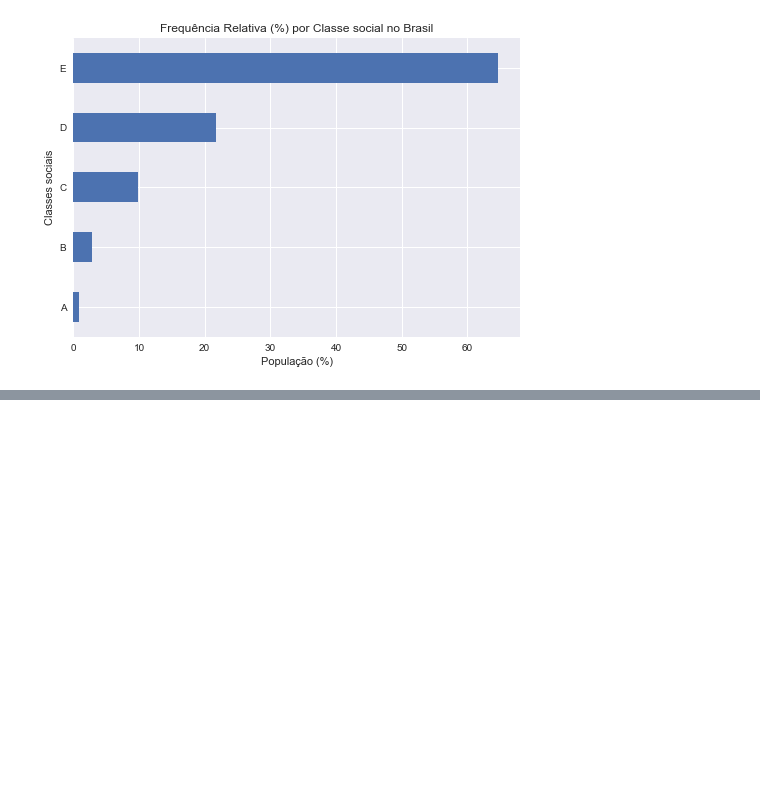
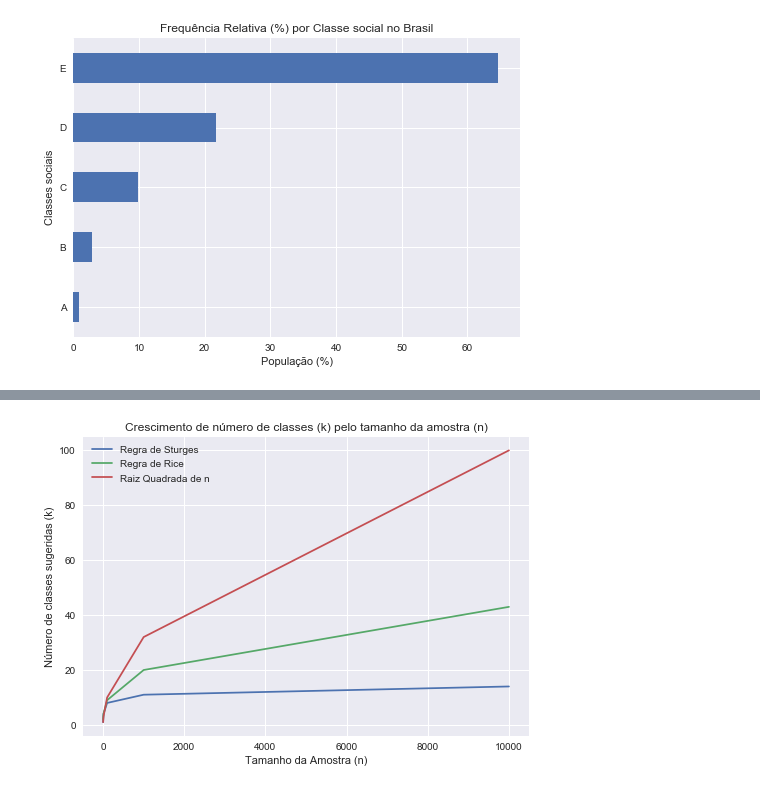
Before and after one commit to paulofreitasnobrega/estatistica-com-python, a Jupyter notebook: aula2-distribuicao-de-frequencia.ipynb, the cells around one changed output, grey strips where cells are left out. Cells and saved outputs as stored; diff of their text form; code cells hidden in the pictures; blank space fills up the shorter version.

```diff
--- a/aula2-distribuicao-de-frequencia.ipynb
+++ b/aula2-distribuicao-de-frequencia.ipynb
@@ -301,0 +338,22 @@ plt.show();
+# %%
+# Gerando serie de amostra: 1, 10, 100, 1000 e 10000
+# Aplicando os calculos de numero de classes (k)
+s = lambda x, y, z: [[int(i),
+                      sturges(i),
+                      rice(i),
+                      sqrt(i)] for i in np.geomspace(x,y,z)]
+
+# DataFrame numero de classes
+df_classes = pd.DataFrame(s(1, 10000, 5))
+
+# Renomeacao de colunas
+df_classes.columns = [
+    'Nº Amostras',
+    'Regra de Sturges',
+    'Regra de Rice',
+    'Raiz Quadrada de n'
+]
+
+# Renomeacao de coluna de indices
+df_classes.set_index('Nº Amostras', inplace=True)
+df_classes.head()
@@ -301,0 +368,10 @@ plt.show();
+# %%
+# Plotagem: Crescimento de Número de classes
+df_classes.plot(
+    title = 'Crescimento de número de classes (k) pelo tamanho da amostra (n)'
+)
+plt.xlabel('Tamanho da Amostra (n)')
+plt.ylabel('Número de classes sugeridas (k)')
+plt.show();
+# %% [output]
+[figure, added]
```
Also changed, not shown: parts of 6 cells of this notebook.
